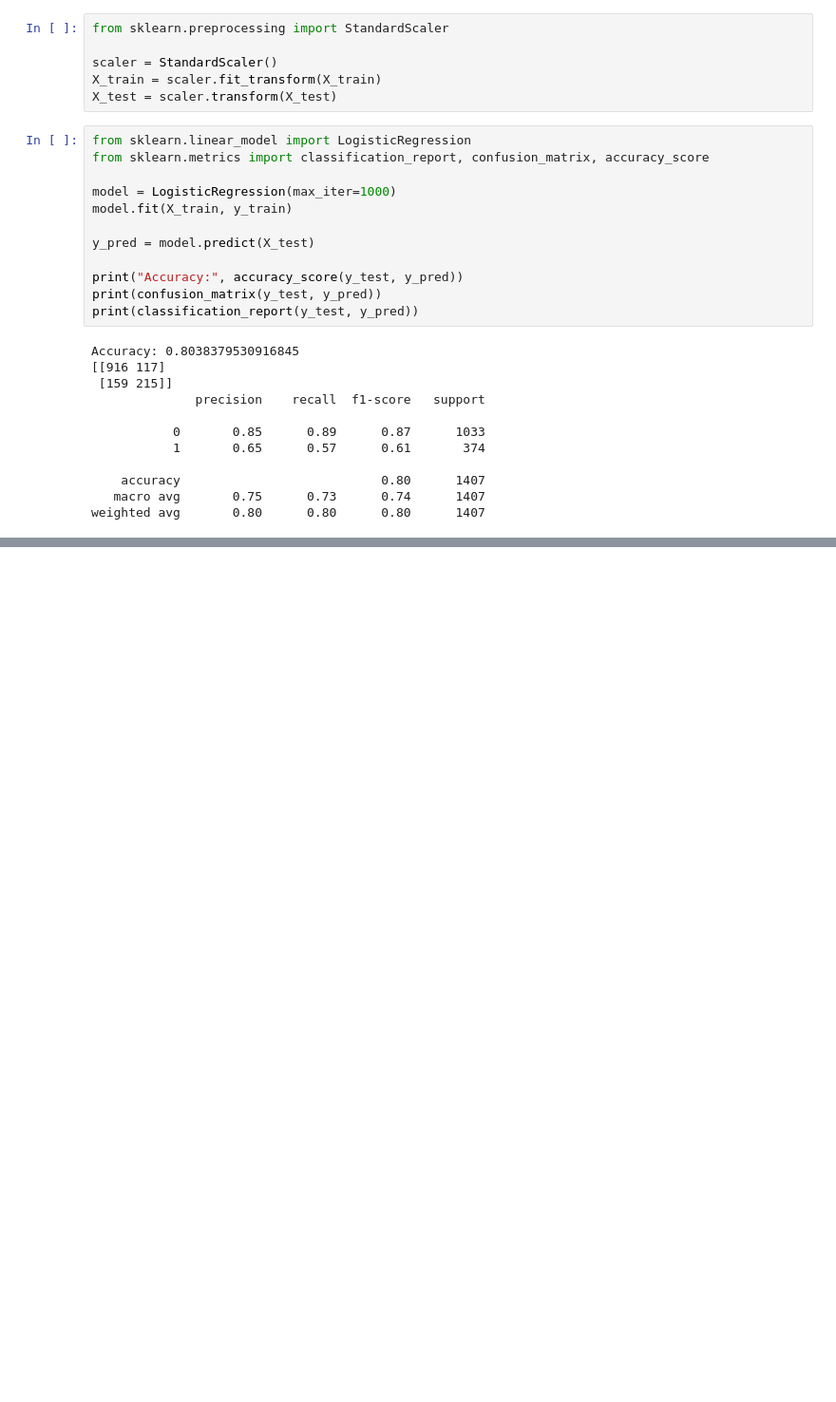
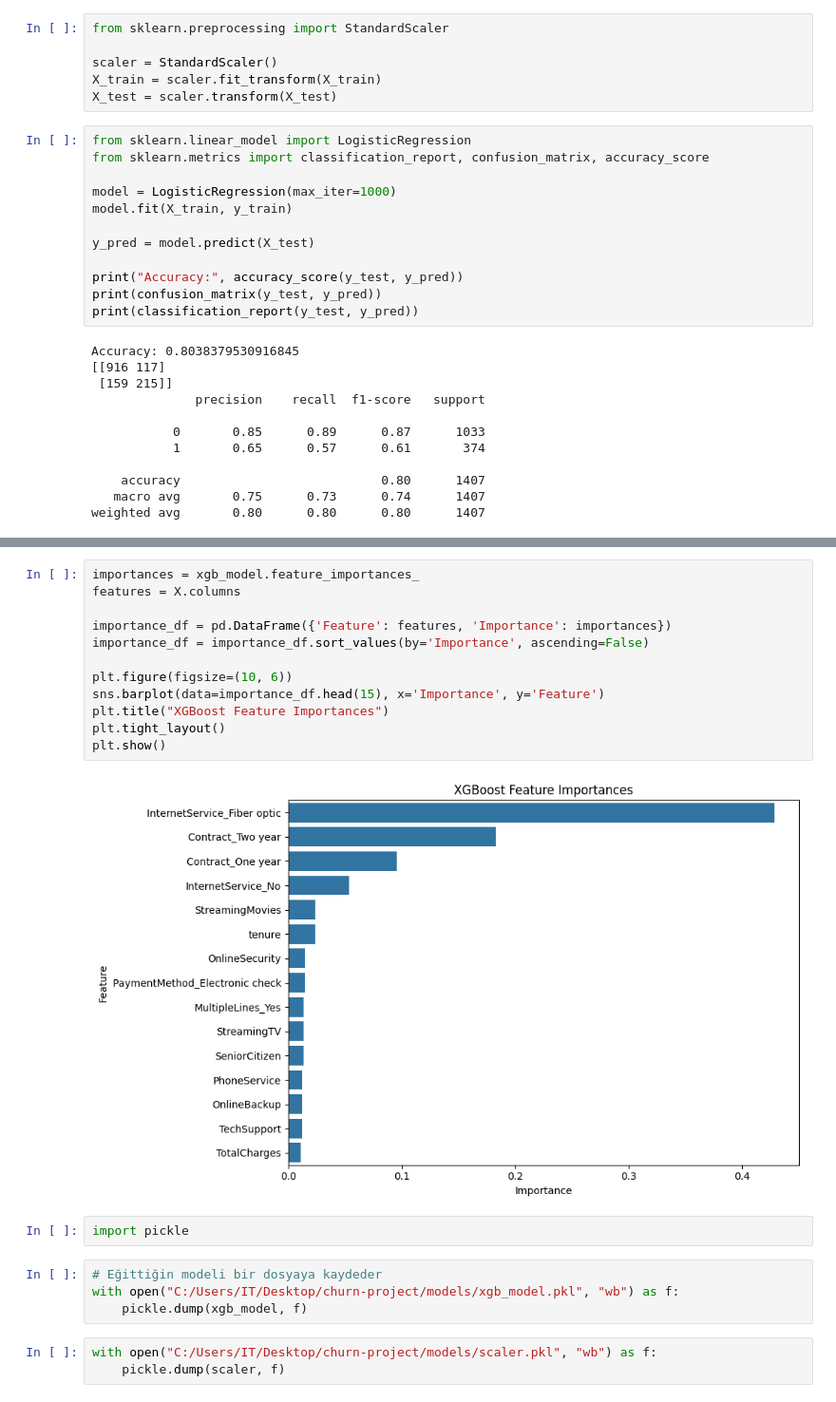
Before and after one commit to onerbagiran/churn, a Jupyter notebook: notebooks/churn_analysis.ipynb, the cells around one changed output, grey strips where cells are left out. Shown: that part at 95% size. Drawn from its saved outputs; the diff is of its cells as text; blank space fills up the shorter version.

```diff
--- a/notebooks/churn_analysis.ipynb
+++ b/notebooks/churn_analysis.ipynb
@@ -226,0 +278,23 @@ pickle.dump(scaler, open('scaler.pkl', 'wb'))
+# %%
+importances = xgb_model.feature_importances_
+features = X.columns
+
+importance_df = pd.DataFrame({'Feature': features, 'Importance': importances})
+importance_df = importance_df.sort_values(by='Importance', ascending=False)
+
+plt.figure(figsize=(10, 6))
+sns.barplot(data=importance_df.head(15), x='Importance', y='Feature')
+plt.title("XGBoost Feature Importances")
+plt.tight_layout()
+plt.show()
+# %% [output]
+[figure, added]
+# %%
+import pickle
+# %%
+# Eğittiğin modeli bir dosyaya kaydeder
+with open("C:/Users/IT/Desktop/churn-project/models/xgb_model.pkl", "wb") as f:
+    pickle.dump(xgb_model, f)
+# %%
+with open("C:/Users/IT/Desktop/churn-project/models/scaler.pkl", "wb") as f:
+    pickle.dump(scaler, f)
```
Also changed, not shown: parts of 10 cells of this notebook, 1 other file.
